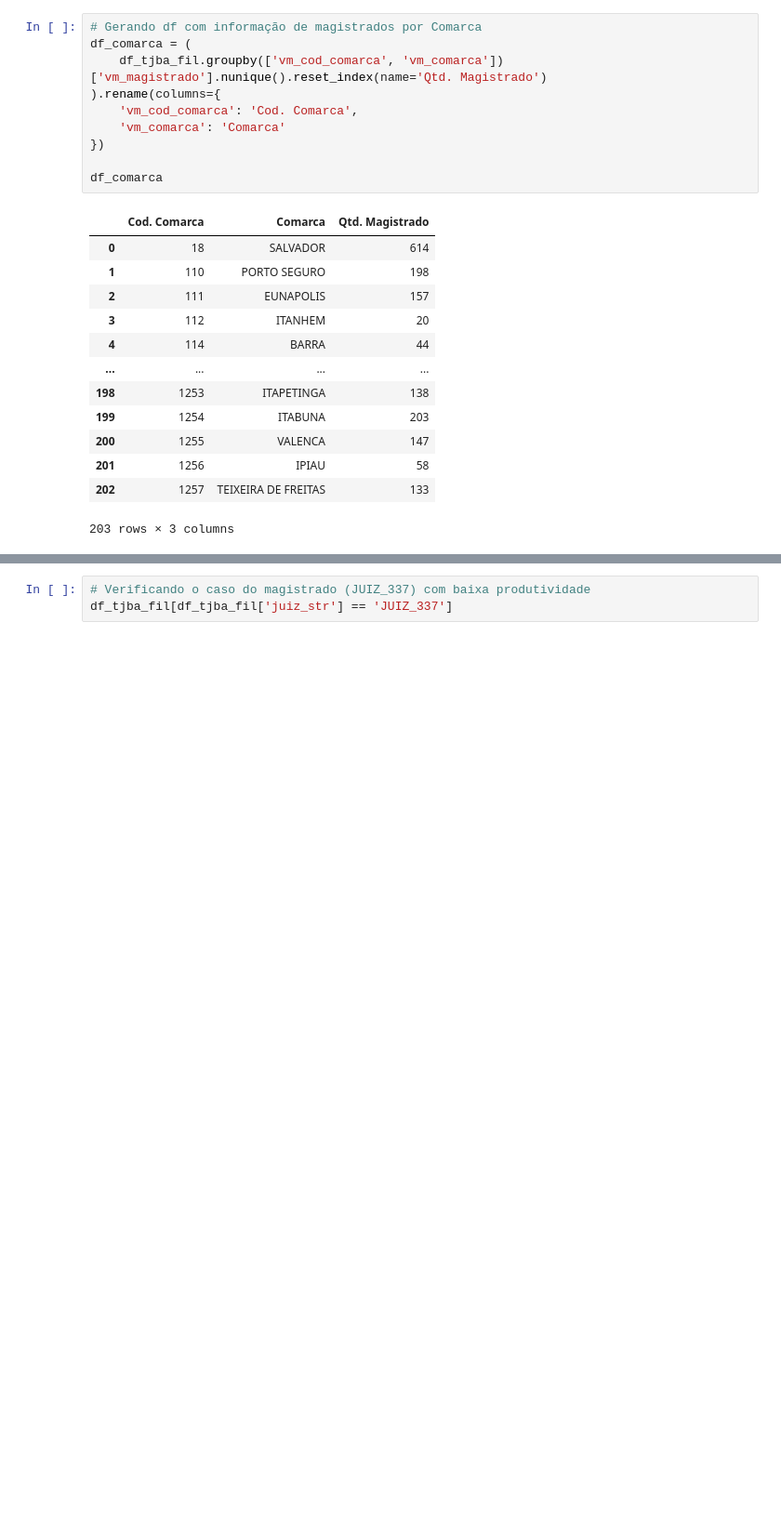
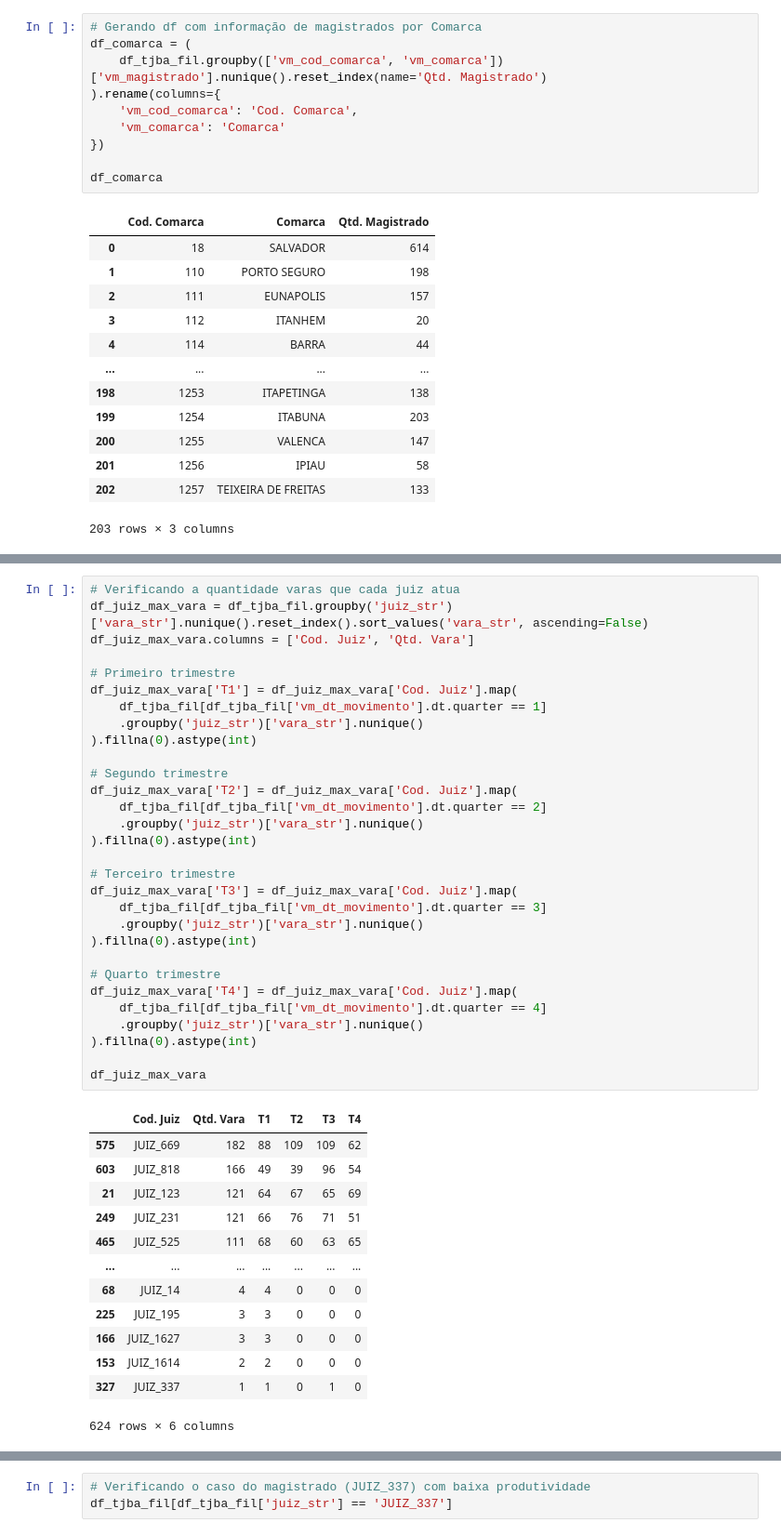
Before and after one commit to houstonsantos/max-jud-tjba, a Jupyter notebook: src/model_tcc/model.ipynb, the cells around one changed output, grey strips where cells are left out. Shown at 93% size. Drawn from its saved outputs; the diff is of its cells as text; blank space fills up the shorter version.

```diff
--- a/src/model_tcc/model.ipynb
+++ b/src/model_tcc/model.ipynb
@@ -473 +499,45 @@ df_vara
+# %%
+# Verificando a quantidade varas que cada juiz atua
+df_juiz_max_vara = df_tjba_fil.groupby('juiz_str')['vara_str'].nunique().reset_index().sort_values('vara_str', ascending=False)
+df_juiz_max_vara.columns = ['Cod. Juiz', 'Qtd. Vara']
+
+# Primeiro trimestre
+df_juiz_max_vara['T1'] = df_juiz_max_vara['Cod. Juiz'].map(
+    df_tjba_fil[df_tjba_fil['vm_dt_movimento'].dt.quarter == 1]
+    .groupby('juiz_str')['vara_str'].nunique()
+).fillna(0).astype(int)
+
+# Segundo trimestre
+df_juiz_max_vara['T2'] = df_juiz_max_vara['Cod. Juiz'].map(
+    df_tjba_fil[df_tjba_fil['vm_dt_movimento'].dt.quarter == 2]
+    .groupby('juiz_str')['vara_str'].nunique()
+).fillna(0).astype(int)
+
+# Terceiro trimestre
+df_juiz_max_vara['T3'] = df_juiz_max_vara['Cod. Juiz'].map(
+    df_tjba_fil[df_tjba_fil['vm_dt_movimento'].dt.quarter == 3]
+    .groupby('juiz_str')['vara_str'].nunique()
+).fillna(0).astype(int)
+
+# Quarto trimestre
+df_juiz_max_vara['T4'] = df_juiz_max_vara['Cod. Juiz'].map(
+    df_tjba_fil[df_tjba_fil['vm_dt_movimento'].dt.quarter == 4]
+    .groupby('juiz_str')['vara_str'].nunique()
+).fillna(0).astype(int)
+
+df_juiz_max_vara
+# %% [output]
+|  | Cod. Juiz | Qtd. Vara | T1 | T2 | T3 | T4 |
+| 575 | JUIZ_669 | 182 | 88 | 109 | 109 | 62 |
+| 603 | JUIZ_818 | 166 | 49 | 39 | 96 | 54 |
+| 21 | JUIZ_123 | 121 | 64 | 67 | 65 | 69 |
+| 249 | JUIZ_231 | 121 | 66 | 76 | 71 | 51 |
+| 465 | JUIZ_525 | 111 | 68 | 60 | 63 | 65 |
+| ... | ... | ... | ... | ... | ... | ... |
+| 68 | JUIZ_14 | 4 | 4 | 0 | 0 | 0 |
+| 225 | JUIZ_195 | 3 | 3 | 0 | 0 | 0 |
+| 166 | JUIZ_1627 | 3 | 3 | 0 | 0 | 0 |
+| 153 | JUIZ_1614 | 2 | 2 | 0 | 0 | 0 |
+| 327 | JUIZ_337 | 1 | 1 | 0 | 1 | 0 |
+624 rows × 6 columns
 # %%
```
Also changed, not shown: parts of 9 cells of this notebook, 2 other files.
